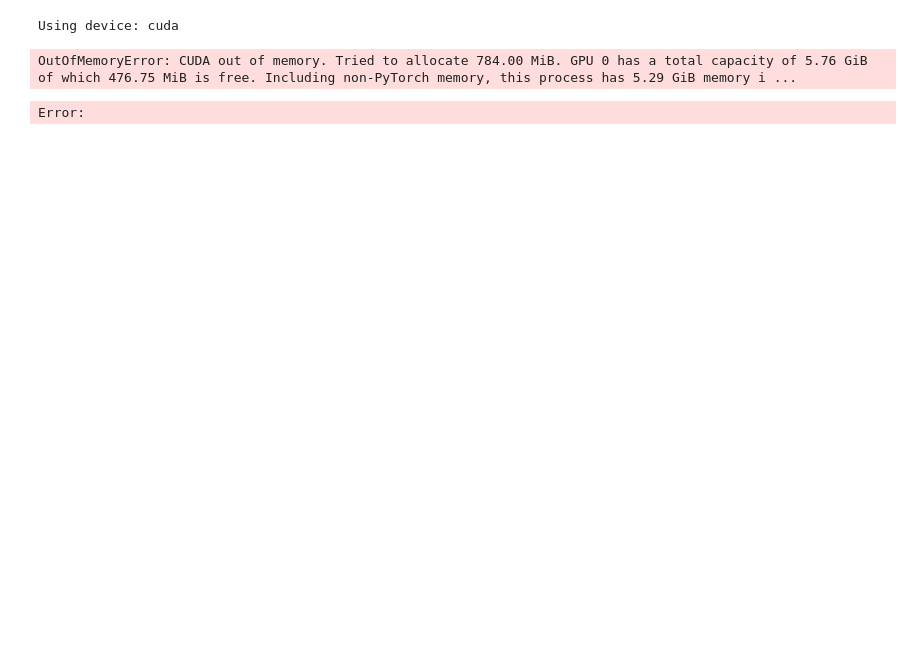
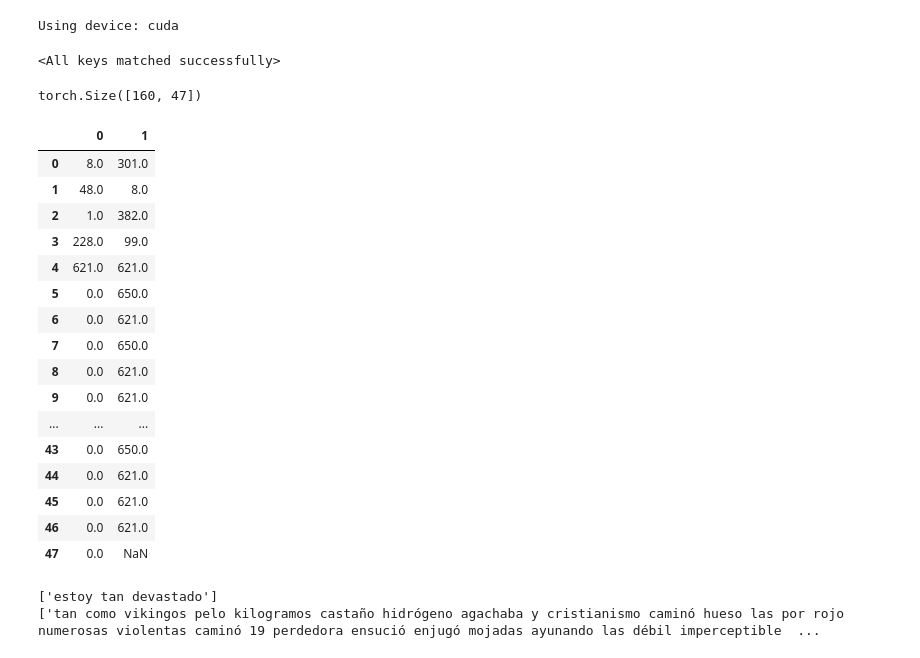
Before and after one commit to MBUYt0n/DL, a Jupyter notebook: Lab8/DL_Lab8_chatgpt.ipynb, the cells around one changed output. Drawn from its saved outputs; the diff is of its cells as text; code cells hidden in the pictures; blank space fills up the shorter version.

Commit message:
great success

```diff
--- a/Lab8/DL_Lab8_chatgpt.ipynb
+++ b/Lab8/DL_Lab8_chatgpt.ipynb
@@ -127,6 +127,19 @@ class Seq2Seq(nn.Module):
             dec_input = targets[:, t].unsqueeze(1)
 
         return torch.cat(all_predictions, dim=1)
+
+    def predict(self, inputs):
+        enc_output, h, c = self.encoder(inputs)
+        dec_hidden = (h, c)
+        dec_input = inputs[:, 0].unsqueeze(1)
+        all_predictions = []
+
+        for t in range(inputs.shape[1]):
+            predictions, dec_hidden = self.decoder(dec_input, dec_hidden, enc_output)
+            all_predictions.append(predictions)
+            dec_input = predictions.argmax(dim=2)
+
+        return torch.cat(all_predictions, dim=1)
 # %%
 embedding_dim = 256
 hidden_dim = 32
@@ -230,6 +243,3 @@ train(model, train_loader, val_loader, criterion, optimizer, scheduler, epochs=5
 
 # Save model
 torch.save(model.state_dict(), "seq2seq_model.pth")
-# %% [output]
-OutOfMemoryError: CUDA out of memory. Tried to allocate 784.00 MiB. GPU 0 has a total capacity of 5.76 GiB of which 476.75 MiB is free. Including non-PyTorch memory, this process has 5.29 GiB memory i ...
-Error:
@@ -237,0 +246,49 @@ Error:
+# %%
+encoder = Encoder(eng_vocab_size, embedding_dim, hidden_dim).to(device)
+decoder = Decoder(spa_vocab_size, embedding_dim, hidden_dim).to(device)
+model = Seq2Seq(encoder, decoder).to(device)
+
+model.load_state_dict(
+    torch.load("seq2seq_model-36valcc54trainacc.pth", weights_only=True)
+)
+# %% [output]
+<All keys matched successfully>
+# %%
+model.eval()
+# with torch.no_grad():
+a, b, c = next(iter(train_loader))
+a = a.to(device)
+b = b.to(device)
+c = c.to(device)
+with torch.no_grad():
+    x = model.predict(a)
+x = x.argmax(dim=2)
+x.shape
+# %% [output]
+torch.Size([160, 47])
+# %%
+pd.DataFrame([c[0].tolist(), x[0].tolist()]).T
+# %% [output]
+|  | 0 | 1 |
+| 0 | 8.0 | 301.0 |
+| 1 | 48.0 | 8.0 |
+| 2 | 1.0 | 382.0 |
+| 3 | 228.0 | 99.0 |
+| 4 | 621.0 | 621.0 |
+| 5 | 0.0 | 650.0 |
+| 6 | 0.0 | 621.0 |
+| 7 | 0.0 | 650.0 |
+| 8 | 0.0 | 621.0 |
+| 9 | 0.0 | 621.0 |
+| ... | ... | ... |
+| 43 | 0.0 | 650.0 |
+| 44 | 0.0 | 621.0 |
+| 45 | 0.0 | 621.0 |
+| 46 | 0.0 | 621.0 |
+| 47 | 0.0 | NaN |
+# %%
+print(spa_tokenizer.sequences_to_texts([b[6].tolist()]))
+print(spa_tokenizer.sequences_to_texts([x[6].tolist()]))
+# %% [output]
+['estoy tan devastado']
+['tan como vikingos pelo kilogramos castaño hidrógeno agachaba y cristianismo caminó hueso las por rojo numerosas violentas caminó 19 perdedora ensució enjugó mojadas ayunando las débil imperceptible  ...
```
Also changed, not shown: parts of 2 cells of this notebook, 1 other file.
